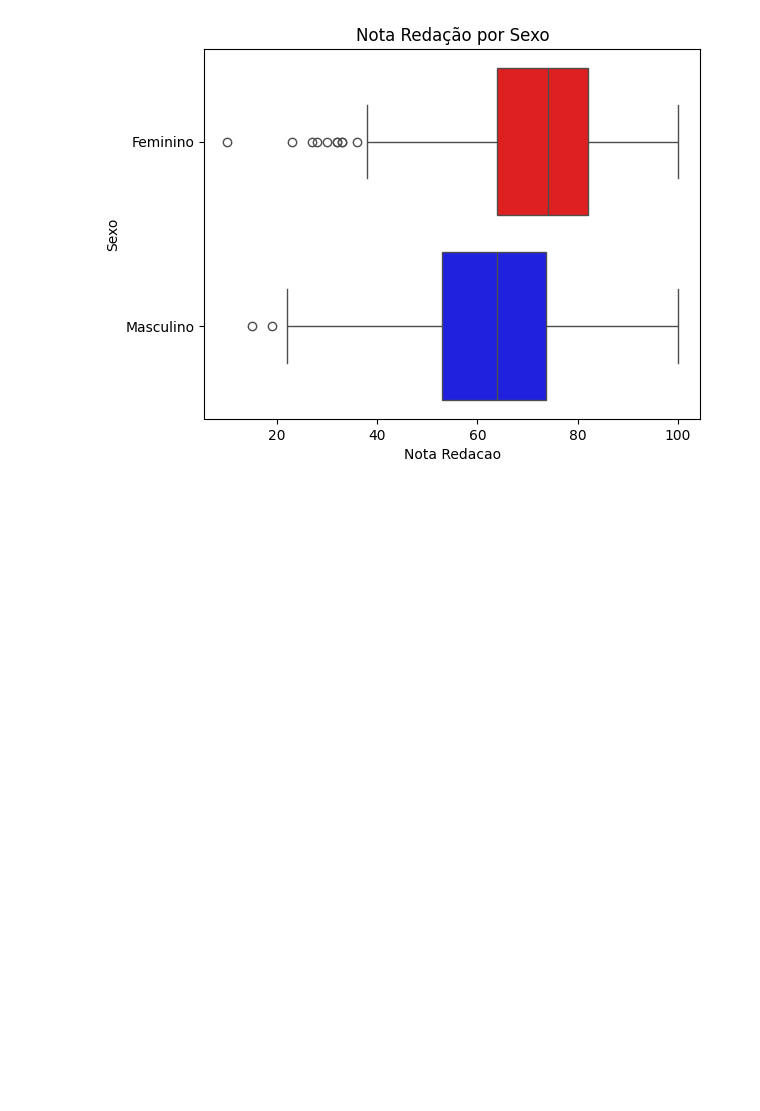
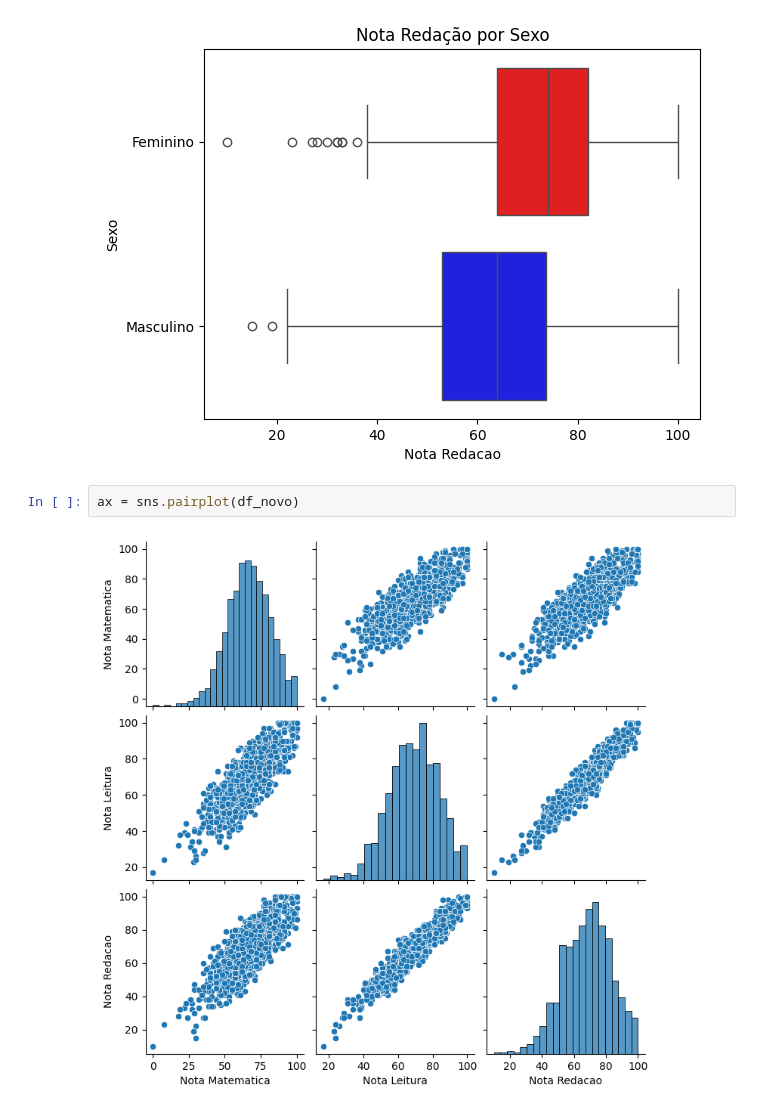
Before and after one commit to trunfo4608/FinancasApp, a Jupyter notebook: Proj_Caso_Escola.ipynb, the cells around one changed output. Cells and saved outputs as stored; diff of their text form; blank space fills up the shorter version.

```diff
--- a/Proj_Caso_Escola.ipynb
+++ b/Proj_Caso_Escola.ipynb
@@ -251,3 +251,7 @@ ax.set_title('Nota Redação por Sexo')
 # %% [output]
 Text(0.5, 1.0, 'Nota Redação por Sexo')
 [figure]
+# %%
+ax = sns.pairplot(df_novo)
+# %% [output]
+[figure, added]
```
Also changed, not shown: parts of 3 cells of this notebook.
